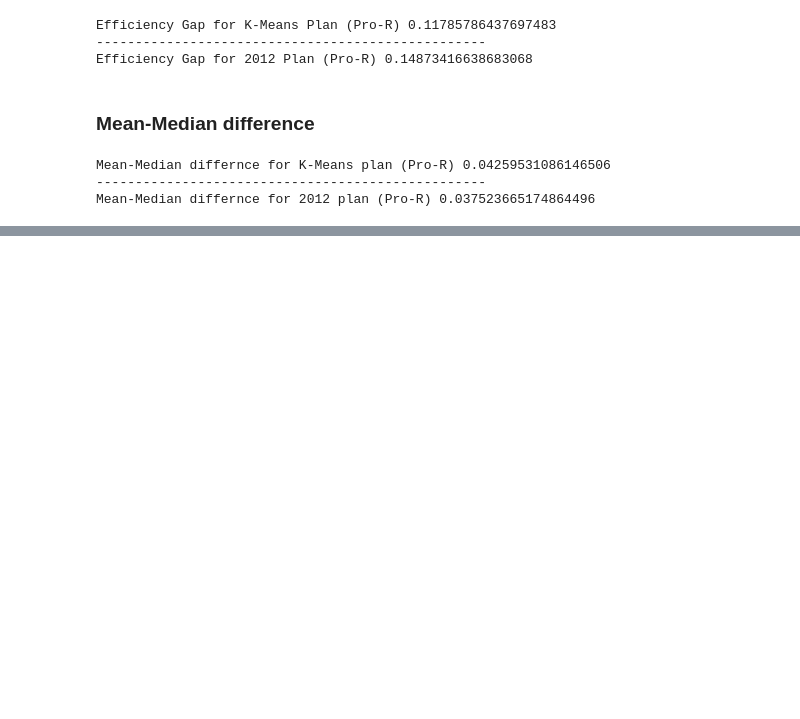
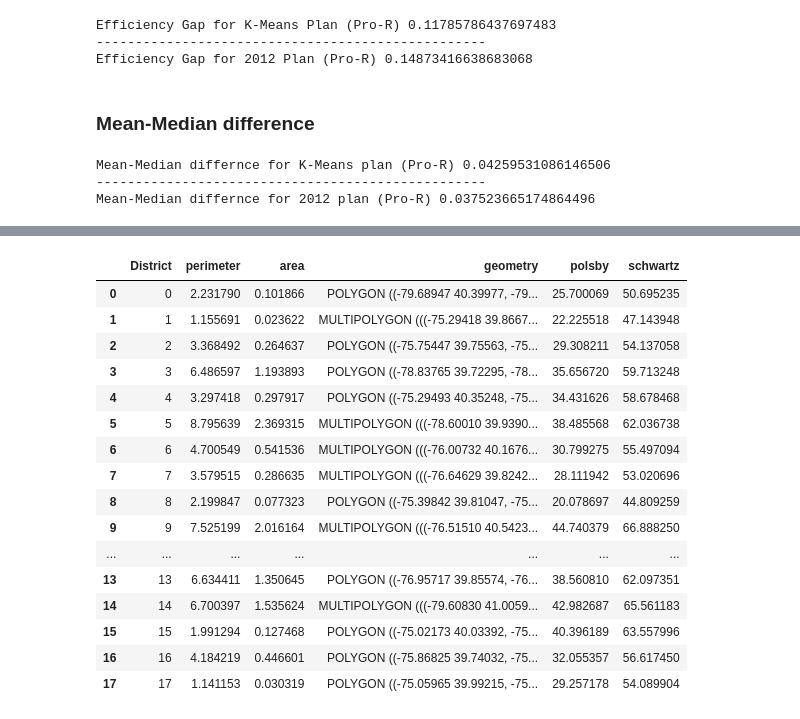
Before and after one commit to rahulmnair1997/Clustering-and-Regression-Analysis-of-Gerrymandering, a Jupyter notebook: Redistricting_by_weighted_k_means.ipynb, the cells around one changed output, grey strips where cells are left out. Saved outputs shown, nothing was run; the diff lists cells and outputs as text; code cells hidden in the pictures; blank space fills up the shorter version.

```diff
--- a/Redistricting_by_weighted_k_means.ipynb
+++ b/Redistricting_by_weighted_k_means.ipynb
@@ -609,0 +754,20 @@ Mean-Median differnce for 2012 plan (Pro-R) 0.037523665174864496
+# %%
+districts
+# %% [output]
+|  | District | perimeter | area | geometry | polsby | schwartz |
+| 0 | 0 | 2.231790 | 0.101866 | POLYGON ((-79.68947 40.39977, -79... | 25.700069 | 50.695235 |
+| 1 | 1 | 1.155691 | 0.023622 | MULTIPOLYGON (((-75.29418 39.8667... | 22.225518 | 47.143948 |
+| 2 | 2 | 3.368492 | 0.264637 | POLYGON ((-75.75447 39.75563, -75... | 29.308211 | 54.137058 |
+| 3 | 3 | 6.486597 | 1.193893 | POLYGON ((-78.83765 39.72295, -78... | 35.656720 | 59.713248 |
+| 4 | 4 | 3.297418 | 0.297917 | POLYGON ((-75.29493 40.35248, -75... | 34.431626 | 58.678468 |
+| 5 | 5 | 8.795639 | 2.369315 | MULTIPOLYGON (((-78.60010 39.9390... | 38.485568 | 62.036738 |
+| 6 | 6 | 4.700549 | 0.541536 | MULTIPOLYGON (((-76.00732 40.1676... | 30.799275 | 55.497094 |
+| 7 | 7 | 3.579515 | 0.286635 | MULTIPOLYGON (((-76.64629 39.8242... | 28.111942 | 53.020696 |
+| 8 | 8 | 2.199847 | 0.077323 | POLYGON ((-75.39842 39.81047, -75... | 20.078697 | 44.809259 |
+| 9 | 9 | 7.525199 | 2.016164 | MULTIPOLYGON (((-76.51510 40.5423... | 44.740379 | 66.888250 |
+| ... | ... | ... | ... | ... | ... | ... |
+| 13 | 13 | 6.634411 | 1.350645 | POLYGON ((-76.95717 39.85574, -76... | 38.560810 | 62.097351 |
+| 14 | 14 | 6.700397 | 1.535624 | MULTIPOLYGON (((-79.60830 41.0059... | 42.982687 | 65.561183 |
+| 15 | 15 | 1.991294 | 0.127468 | POLYGON ((-75.02173 40.03392, -75... | 40.396189 | 63.557996 |
+| 16 | 16 | 4.184219 | 0.446601 | POLYGON ((-75.86825 39.74032, -75... | 32.055357 | 56.617450 |
+| 17 | 17 | 1.141153 | 0.030319 | POLYGON ((-75.05965 39.99215, -75... | 29.257178 | 54.089904 |
```
Also changed, not shown: parts of 16 cells of this notebook.
